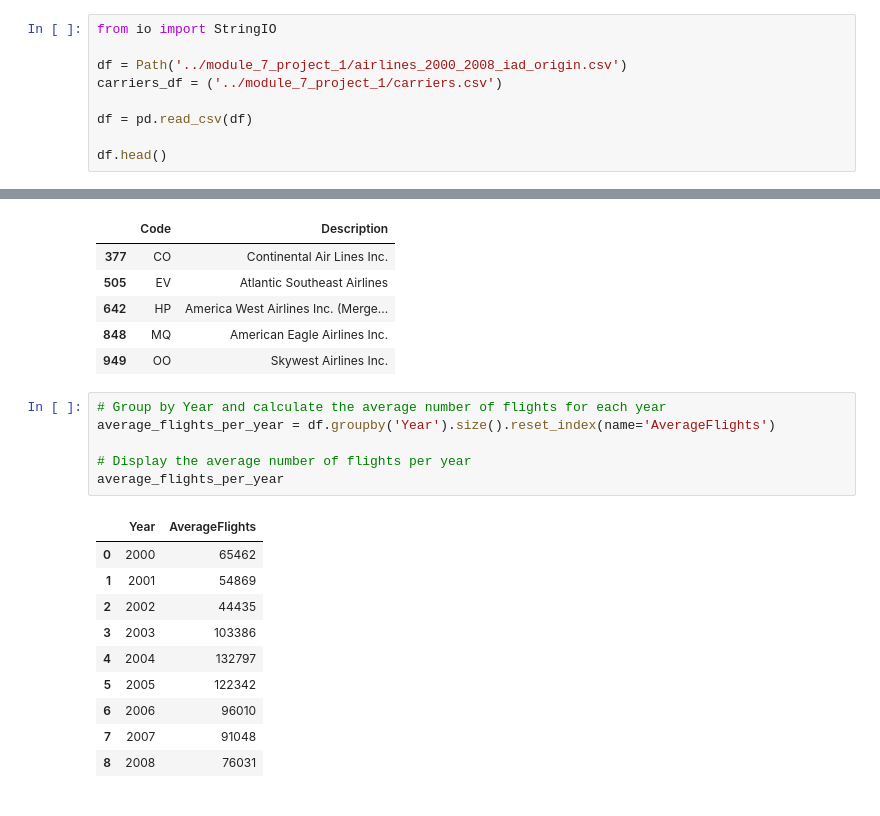
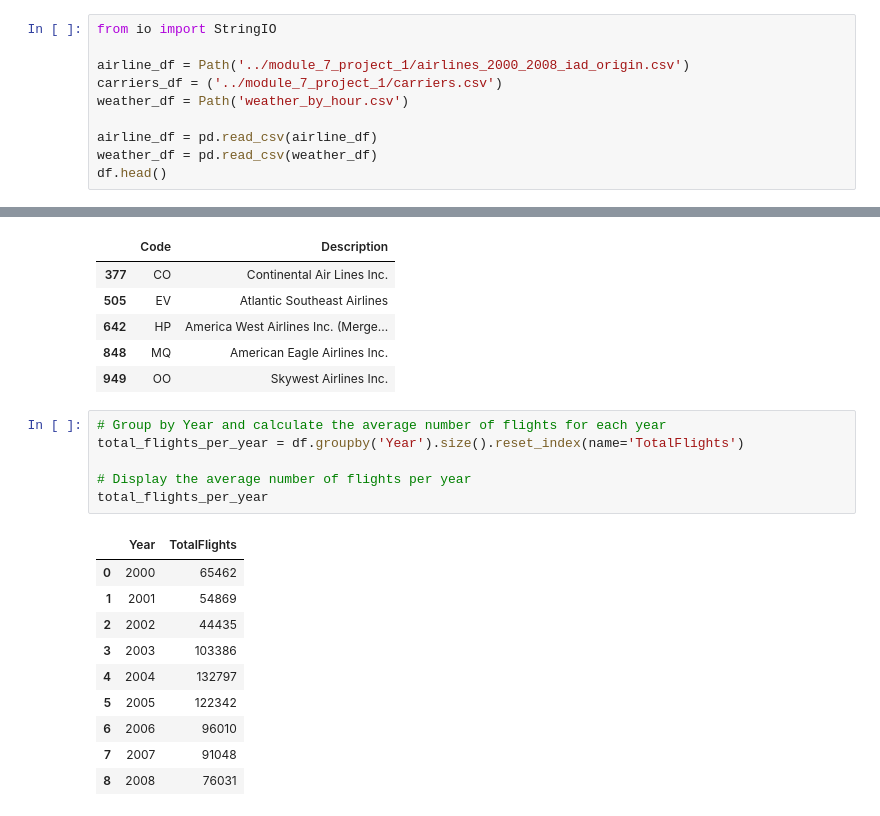
Before and after one commit to purcellcjp/module_7_project_1, a Jupyter notebook: ic.ipynb, the cells around one changed output, grey strips where cells are left out. Saved outputs shown, nothing was run; the diff lists cells and outputs as text.

```diff
--- a/ic.ipynb
+++ b/ic.ipynb
@@ -12,11 +173,12 @@ import numpy as np
 # %%
 from io import StringIO
 
-df = Path('../module_7_project_1/airlines_2000_2008_iad_origin.csv')
+airline_df = Path('../module_7_project_1/airlines_2000_2008_iad_origin.csv')
 carriers_df = ('../module_7_project_1/carriers.csv')
+weather_df = Path('weather_by_hour.csv')
 
-df = pd.read_csv(df)
-
+airline_df = pd.read_csv(airline_df)
+weather_df = pd.read_csv(weather_df)
 df.head()
 # %% [output]
 |  | ActualElapsedTime | AirTime | ArrDelay | ArrTime | CRSArrTime | CRSDepTime | CRSElapsedTime | ... |
@@ -188,12 +407,12 @@ least_carries
 | 949 | OO | Skywest Airlines Inc. |
 # %%
 # Group by Year and calculate the average number of flights for each year
-average_flights_per_year = df.groupby('Year').size().reset_index(name='AverageFlights')
+total_flights_per_year = df.groupby('Year').size().reset_index(name='TotalFlights')
 
 # Display the average number of flights per year
-average_flights_per_year
+total_flights_per_year
 # %% [output]
-|  | Year | AverageFlights |
+|  | Year | TotalFlights |
 | 0 | 2000 | 65462 |
 | 1 | 2001 | 54869 |
 | 2 | 2002 | 44435 |
```
Also changed, not shown: parts of 17 cells of this notebook, 3 other files.
